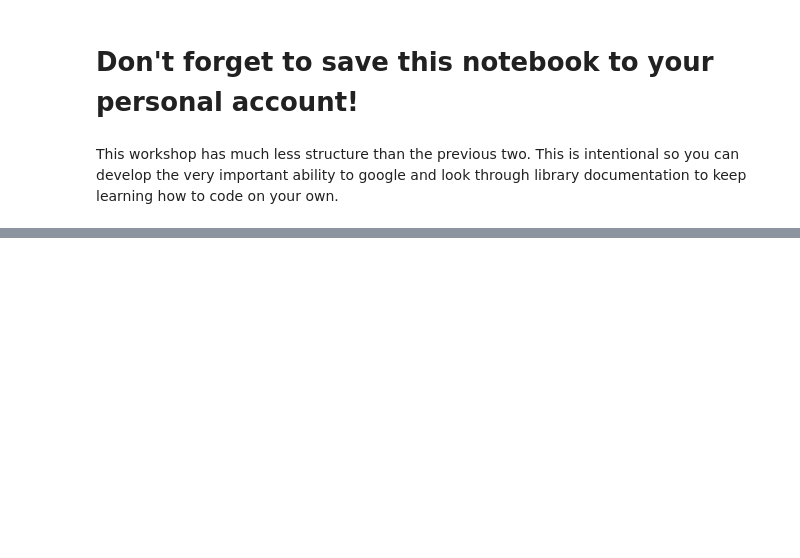
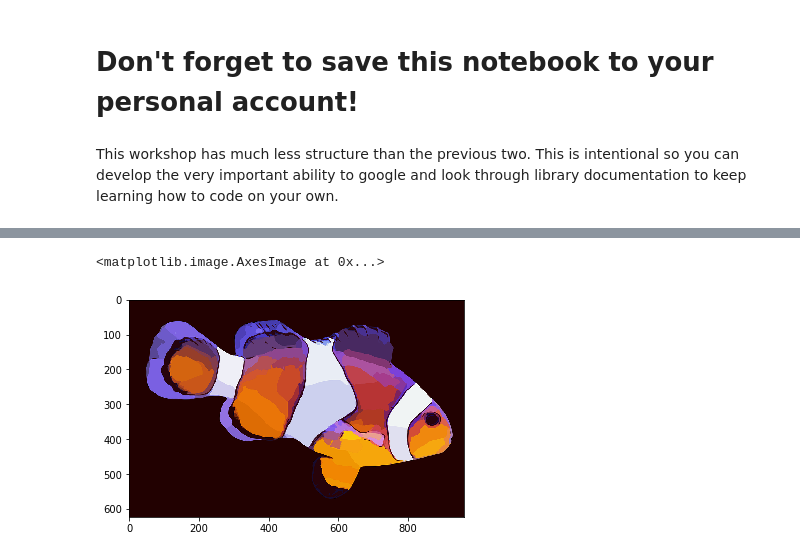
Before and after one commit to imruffin/FEMMESHackathon, a Jupyter notebook: workshop_3.ipynb, the cells around one changed output, grey strips where cells are left out. Cells and saved outputs as stored; diff of their text form; code cells hidden in the pictures; blank space fills up the shorter version.

```diff
--- a/workshop_3.ipynb
+++ b/workshop_3.ipynb
@@ -12,0 +28,6 @@ from PIL import Image
+# %%
+for i in range(img.size[0]): # for every column
+  for j in range(img.size[1]): # for every row
+    pixelMap[i,j] = (i,j,100)  # set the color of the [i,j] coordinate pixel
+
+plt.imshow(img)
@@ -12,0 +46,10 @@ from PIL import Image
+# %%
+red = 20
+green = 70
+blue = 100
+
+for i in range(img.size[0]): # for every column
+  for j in range(img.size[1]): # for every row
+    pixelMap[i,j] = (red,green,blue)  # set the color of the (i,j) coordinate pixel
+
+plt.imshow(img)
@@ -12,0 +84,14 @@ from PIL import Image
+# %%
+im_copy = im_rgb.copy() # copy the original image so your edits don't permanently alter the image
+
+pixelMap = im_copy.load() # load the pixel map
+
+for i in range(im_copy.size[0]): # for every column
+  for j in range(im_copy.size[1]): # for every row
+    r,g,b = pixelMap[i,j] # original color intensity values
+    pixelMap[i,j] = (r,g,b)
+
+plt.imshow(im_copy)
+# %% [output]
+<matplotlib.image.AxesImage at 0x...>
+[figure, added]
```
Also changed, not shown: parts of 17 cells of this notebook.
